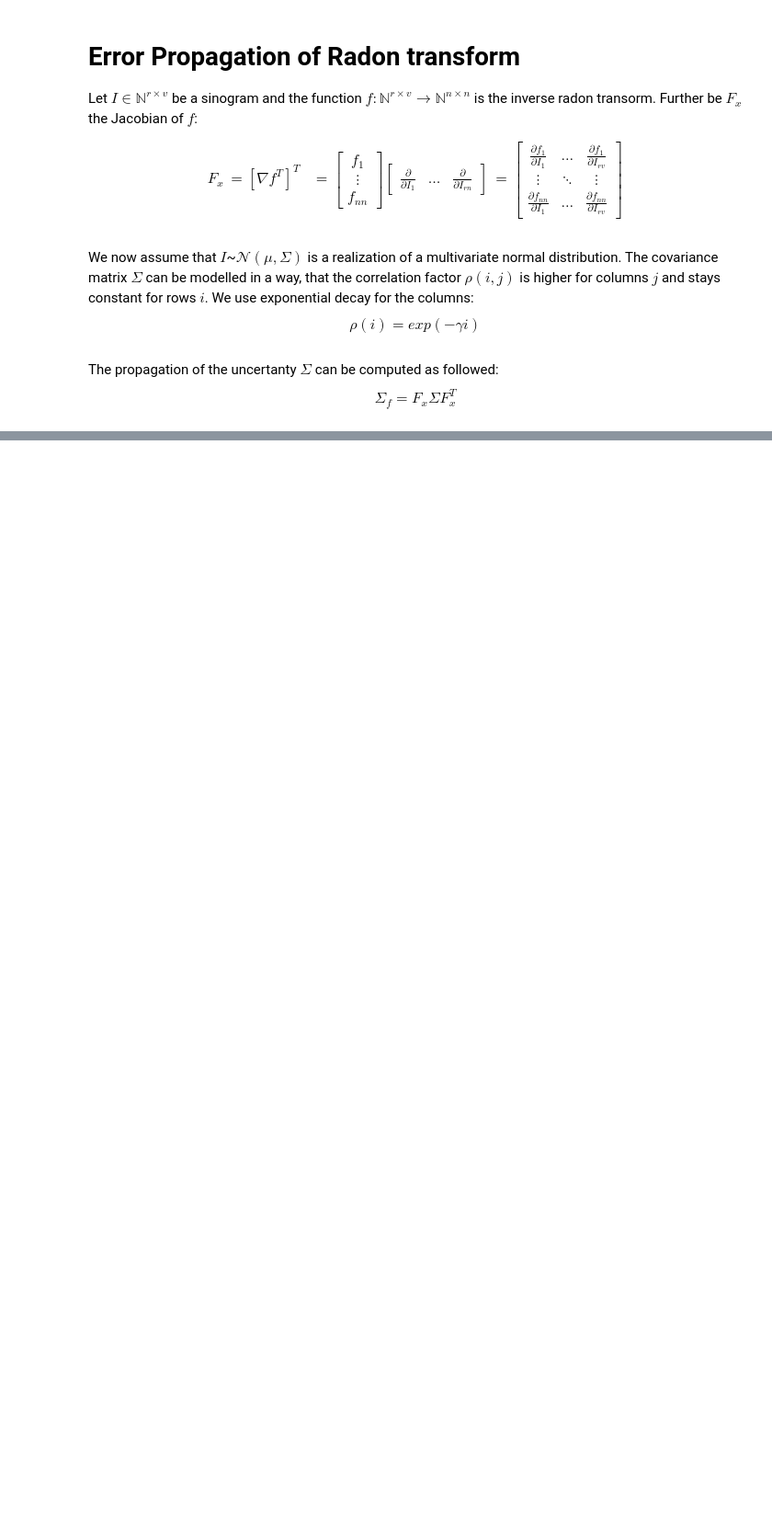
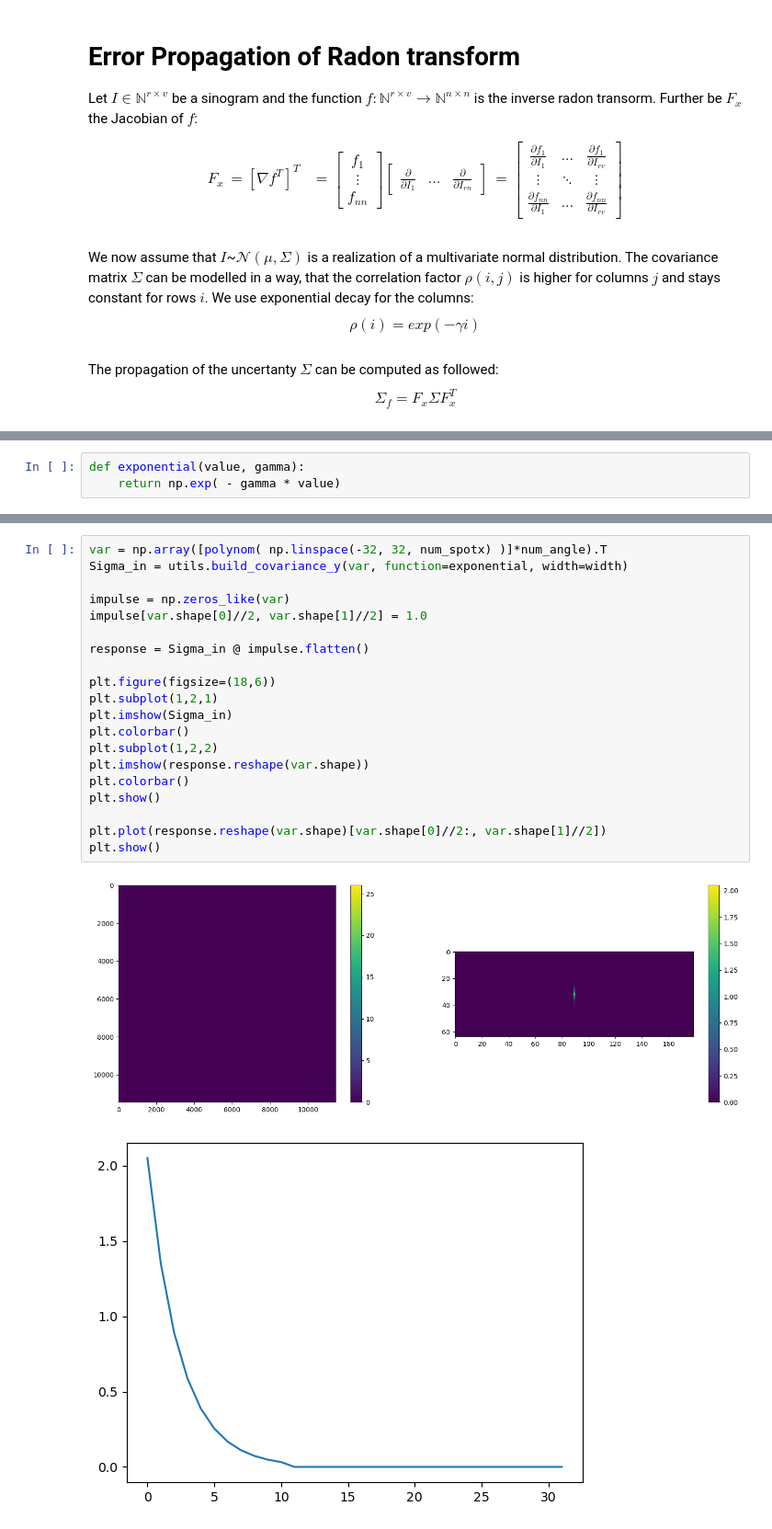
Before and after one commit to leonharv/uncertainty-vis, a Jupyter notebook: Experiments/Error Propagation Radon transform Resolution.ipynb, the cells around one changed output, grey strips where cells are left out. Shown at 92% size. Cells and saved outputs as stored; diff of their text form; blank space fills up the shorter version.

```diff
--- a/Experiments/Error Propagation Radon transform Resolution.ipynb
+++ b/Experiments/Error Propagation Radon transform Resolution.ipynb
@@ -108,0 +135,3 @@ plt.show()
+# %%
+def exponential(value, gamma):
+    return np.exp( - gamma * value)
@@ -109 +157,24 @@ plt.show()
+# %%
+var = np.array([polynom( np.linspace(-32, 32, num_spotx) )]*num_angle).T
+Sigma_in = utils.build_covariance_y(var, function=exponential, width=width)
+
+impulse = np.zeros_like(var)
+impulse[var.shape[0]//2, var.shape[1]//2] = 1.0
+
+response = Sigma_in @ impulse.flatten()
+
+plt.figure(figsize=(18,6))
+plt.subplot(1,2,1)
+plt.imshow(Sigma_in)
+plt.colorbar()
+plt.subplot(1,2,2)
+plt.imshow(response.reshape(var.shape))
+plt.colorbar()
+plt.show()
+
+plt.plot(response.reshape(var.shape)[var.shape[0]//2:, var.shape[1]//2])
+plt.show()
+# %% [output]
+[figure, added]
+[figure, added]
 # %%
```
Also changed, not shown: parts of 20 cells of this notebook.
